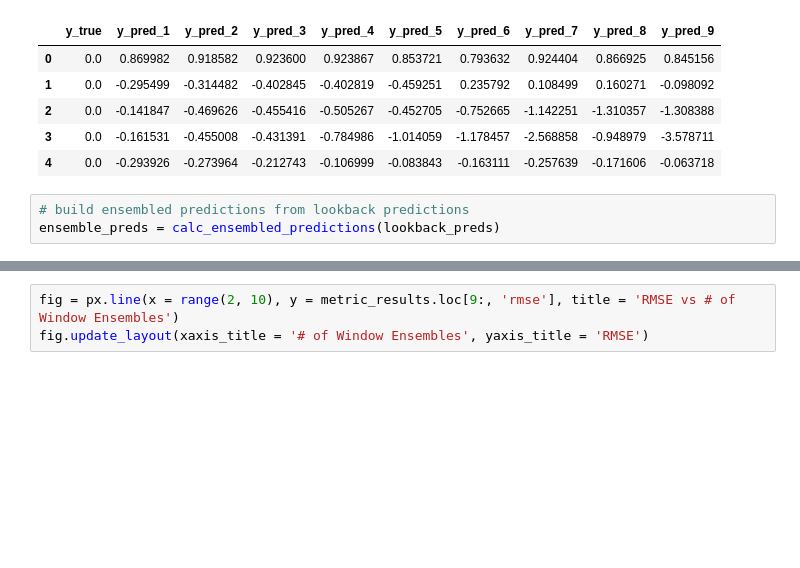
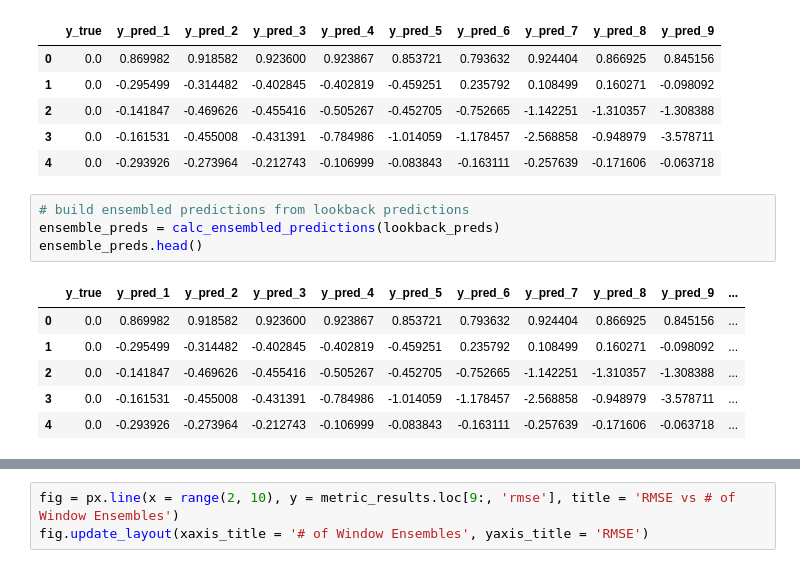
Before and after one commit to JonathanBechtel/time-series-ensembles, a Jupyter notebook: notebooks/LinearRegressionEnsembles.ipynb, the cells around one changed output, grey strips where cells are left out. Saved outputs shown, nothing was run; the diff lists cells and outputs as text; blank space fills up the shorter version.

```diff
--- a/notebooks/LinearRegressionEnsembles.ipynb
+++ b/notebooks/LinearRegressionEnsembles.ipynb
@@ -269,5 +287,13 @@ Building predictions with a lookback length of 9
 # %%
 # build ensembled predictions from lookback predictions
 ensemble_preds = calc_ensembled_predictions(lookback_preds)
+ensemble_preds.head()
+# %% [output]
+|  | y_true | y_pred_1 | y_pred_2 | y_pred_3 | y_pred_4 | y_pred_5 | y_pred_6 | y_pred_7 | y_pred_8 | y_pred_9 | ... |
+| 0 | 0.0 | 0.869982 | 0.918582 | 0.923600 | 0.923867 | 0.853721 | 0.793632 | 0.924404 | 0.866925 | 0.845156 | ... |
+| 1 | 0.0 | -0.295499 | -0.314482 | -0.402845 | -0.402819 | -0.459251 | 0.235792 | 0.108499 | 0.160271 | -0.098092 | ... |
+| 2 | 0.0 | -0.141847 | -0.469626 | -0.455416 | -0.505267 | -0.452705 | -0.752665 | -1.142251 | -1.310357 | -1.308388 | ... |
+| 3 | 0.0 | -0.161531 | -0.455008 | -0.431391 | -0.784986 | -1.014059 | -1.178457 | -2.568858 | -0.948979 | -3.578711 | ... |
+| 4 | 0.0 | -0.293926 | -0.273964 | -0.212743 | -0.106999 | -0.083843 | -0.163111 | -0.257639 | -0.171606 | -0.063718 | ... |
 # %%
 metric_results = calc_metrics_for_preds_df(ensemble_preds, round_vals = False)
```
Also changed, not shown: parts of 7 cells of this notebook.
